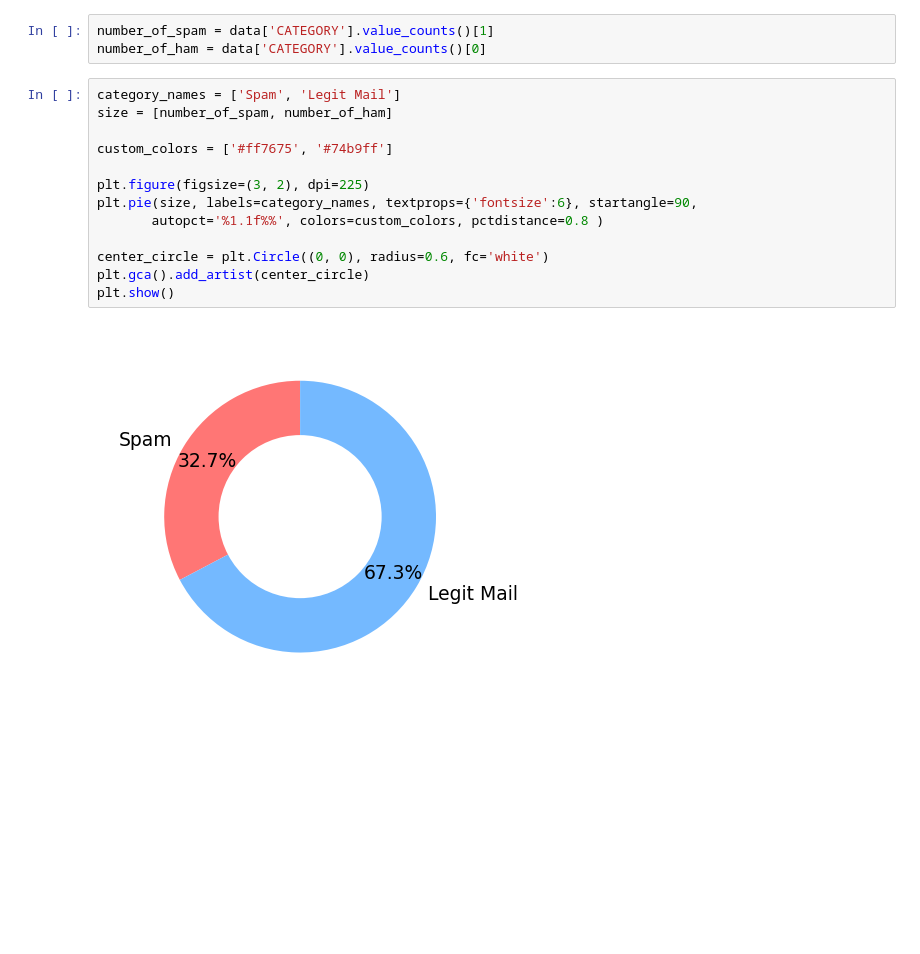
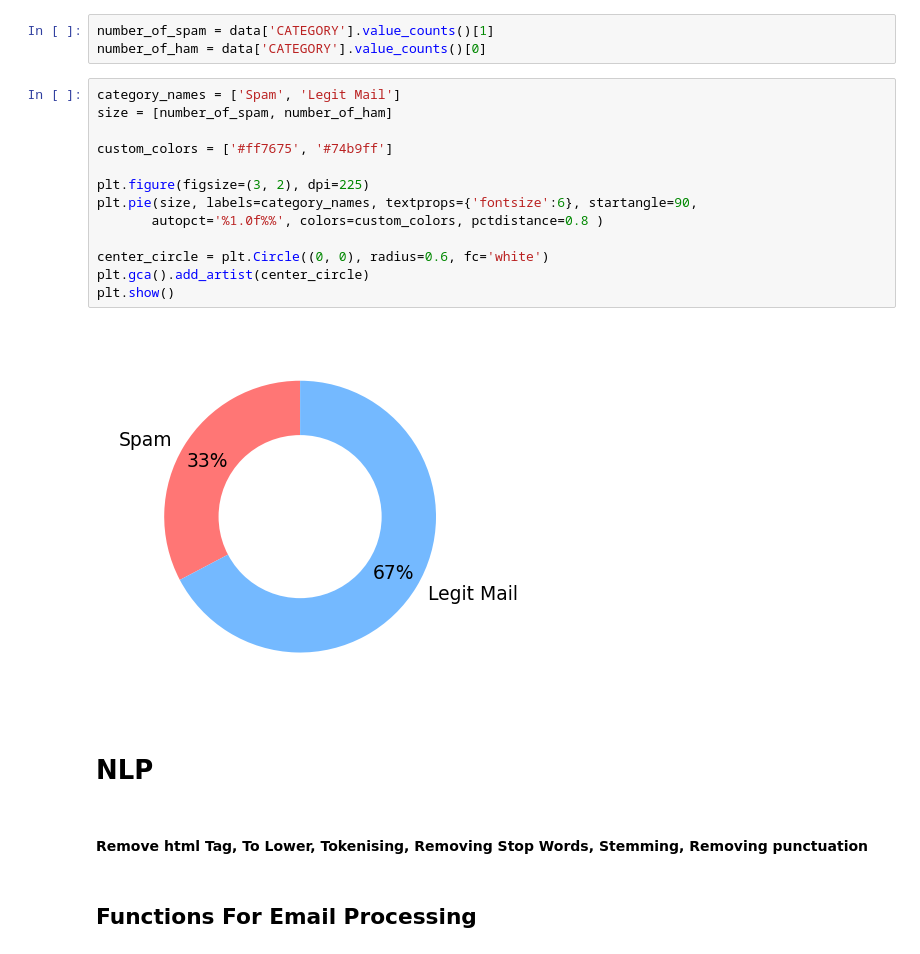
Before and after one commit to qa-amin/Naive-Bayes-Classifier-to-Filter-Spam-Emails, a Jupyter notebook: Naive _Bayes _Classifier.ipynb, the cells around one changed output. Drawn from its saved outputs; the diff is of its cells as text; blank space fills up the shorter version.

Commit message:
Functions For Email Processing

```diff
--- a/Naive _Bayes _Classifier.ipynb
+++ b/Naive _Bayes _Classifier.ipynb
@@ -217,15 +224,21 @@ number_of_ham = data['CATEGORY'].value_counts()[0]
 # %%
 category_names = ['Spam', 'Legit Mail']
 size = [number_of_spam, number_of_ham]
 
 custom_colors = ['#ff7675', '#74b9ff']
 
 plt.figure(figsize=(3, 2), dpi=225)
 plt.pie(size, labels=category_names, textprops={'fontsize':6}, startangle=90,
-       autopct='%1.1f%%', colors=custom_colors, pctdistance=0.8 )
+       autopct='%1.0f%%', colors=custom_colors, pctdistance=0.8 )
 
 center_circle = plt.Circle((0, 0), radius=0.6, fc='white')
 plt.gca().add_artist(center_circle)
 plt.show()
 # %% [output]
-[figure, old version]
+[figure, new version]
+# %% [markdown]
+# NLP
+# %% [markdown]
+#### Remove html Tag, To Lower, Tokenising, Removing Stop Words,  Stemming, Removing punctuation
+# %% [markdown]
+## Functions For Email Processing
```
Also changed, not shown: parts of 2 cells of this notebook.
